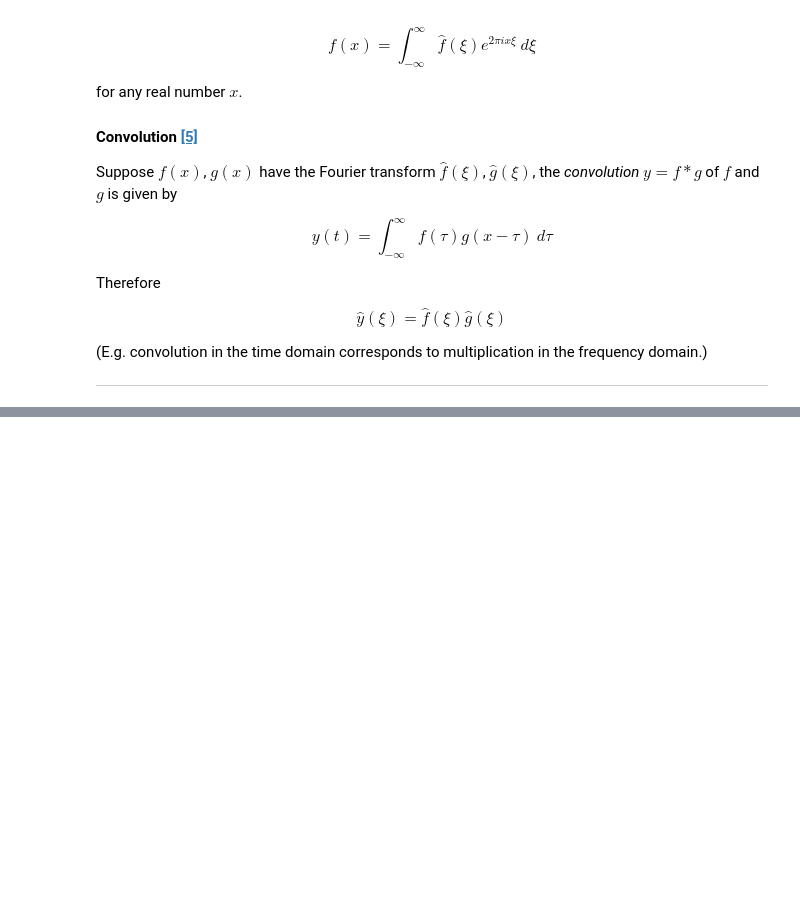
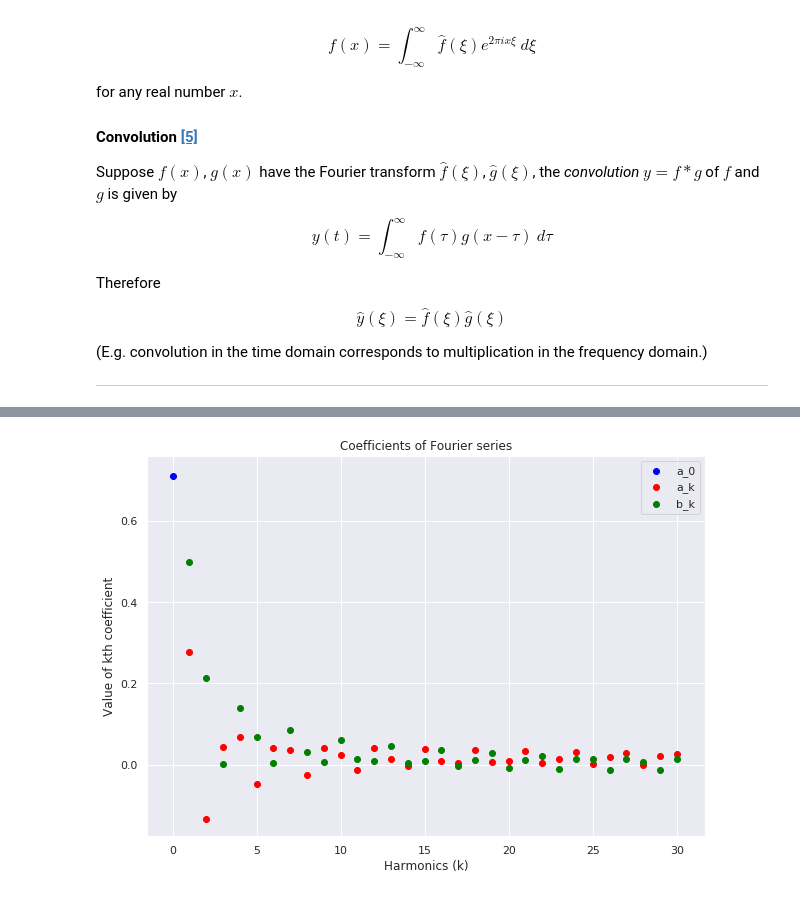
Before and after one commit to masterdesky/ELTE-signal-processing-2018, a Jupyter notebook: 2. feladatsor/Assignment 2.ipynb, the cells around one changed output, grey strips where cells are left out. Cells and saved outputs as stored; diff of their text form; code cells hidden in the pictures; blank space fills up the shorter version.

```diff
--- a/2. feladatsor/Assignment 2.ipynb
+++ b/2. feladatsor/Assignment 2.ipynb
@@ -354,0 +588,19 @@ sns.set()
+# %%
+a_0_1, a_1, b_1 = FourierCoeff(signal_1_Fourier, time_1_Fourier, N_max_1_Fourier)
+# %%
+fig_f_1_CoefficientScatter = plt.figure(figsize=(10,7))
+
+plt.scatter(0,a_0_1, label="a_0",c="blue")
+plt.scatter(np.linspace(1,N_max_1_Fourier,N_max_1_Fourier), a_1, label="a_k",c="red")
+plt.scatter(np.linspace(1,N_max_1_Fourier,N_max_1_Fourier), b_1, label="b_k",c="green")
+
+plt.title("Coefficients of Fourier series")
+plt.xlabel("Harmonics (k)")
+plt.ylabel("Value of kth coefficient")
+
+#plt.ylim(-0.01,0.01)
+
+plt.legend()
+plt.show()
+# %% [output]
+[figure, added]
```
Also changed, not shown: parts of 36 cells of this notebook.
